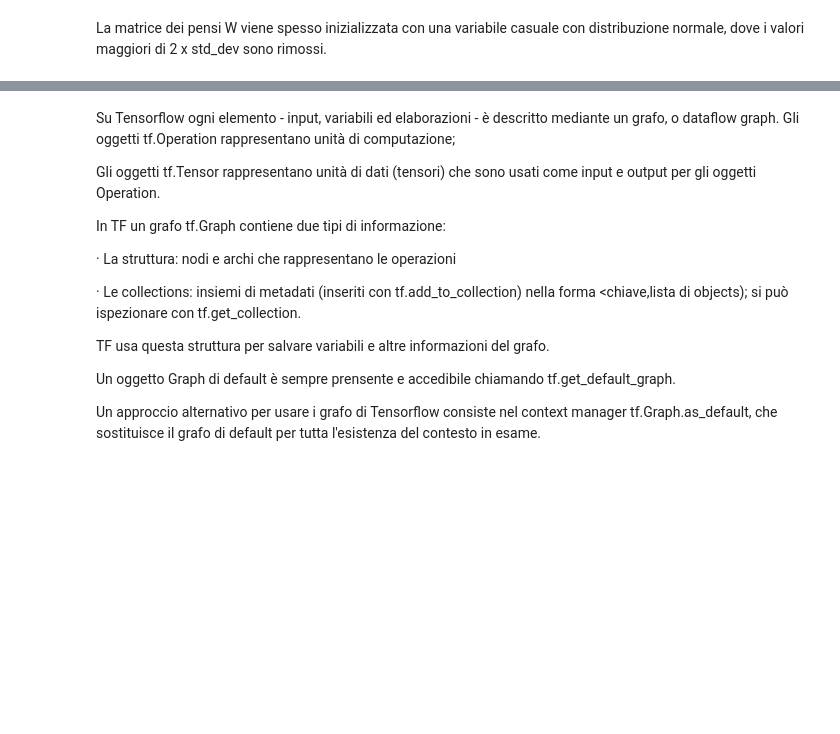
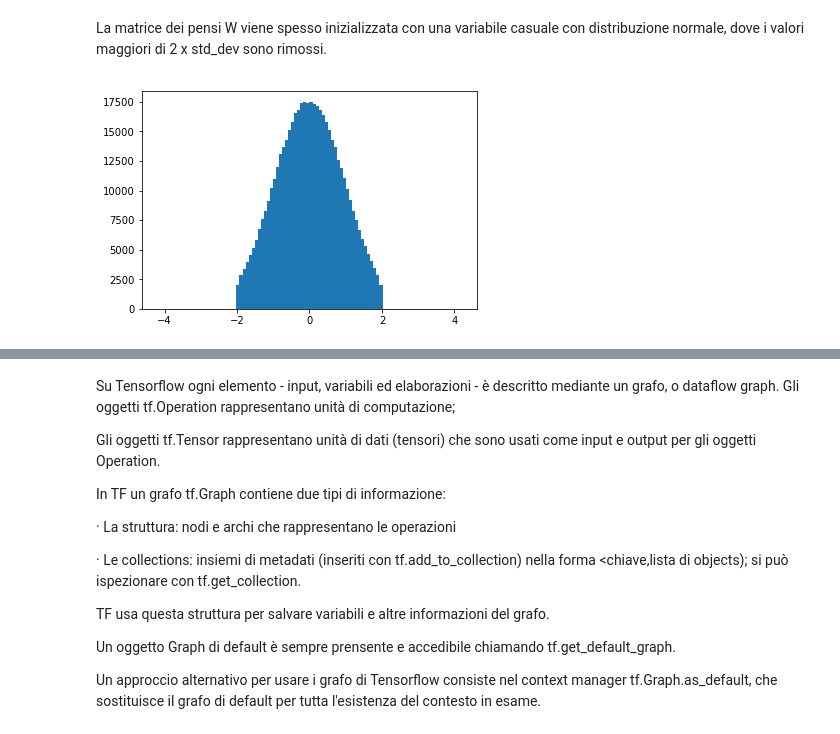
Before and after one commit to e-petrachi/MachineLearningPractices, a Jupyter notebook: DeepLearning/05_GDT.ipynb, the cells around one changed output, grey strips where cells are left out. Cells and saved outputs as stored; diff of their text form; code cells hidden in the pictures; blank space fills up the shorter version.

```diff
--- a/DeepLearning/05_GDT.ipynb
+++ b/DeepLearning/05_GDT.ipynb
@@ -68,13 +112,15 @@ dove i valori maggiori di 2 x std_dev sono rimossi.
 # %%
 # weights = tf.Variable( tf.truncated_normal(...))
 
 # Questo permette di ignorare valori troppo grandi o piccoli che possono influenzare negativamente l'apprendimento.
 
 n = 500000
 A = tf.truncated_normal((n,))
 B = tf.random_normal((n,))
 with tf.Session() as sess:
     a, b = sess.run([A, B])
 
-plt.hist(a, 100, (-4.2, 4.2));
+pl.hist(a, 100, (-4.2, 4.2))
+# %% [output]
+[figure, added]
 # %%
```
Also changed, not shown: parts of 10 cells of this notebook, 1 other file.
